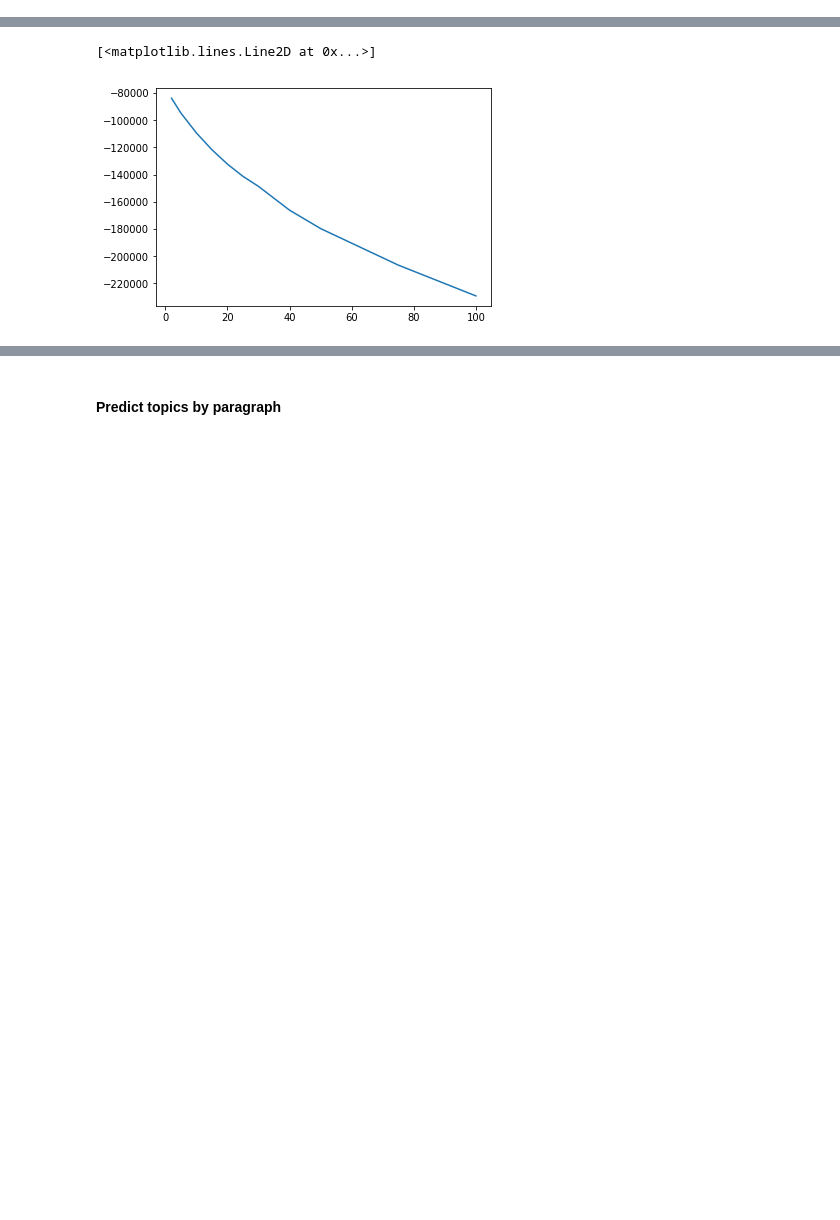
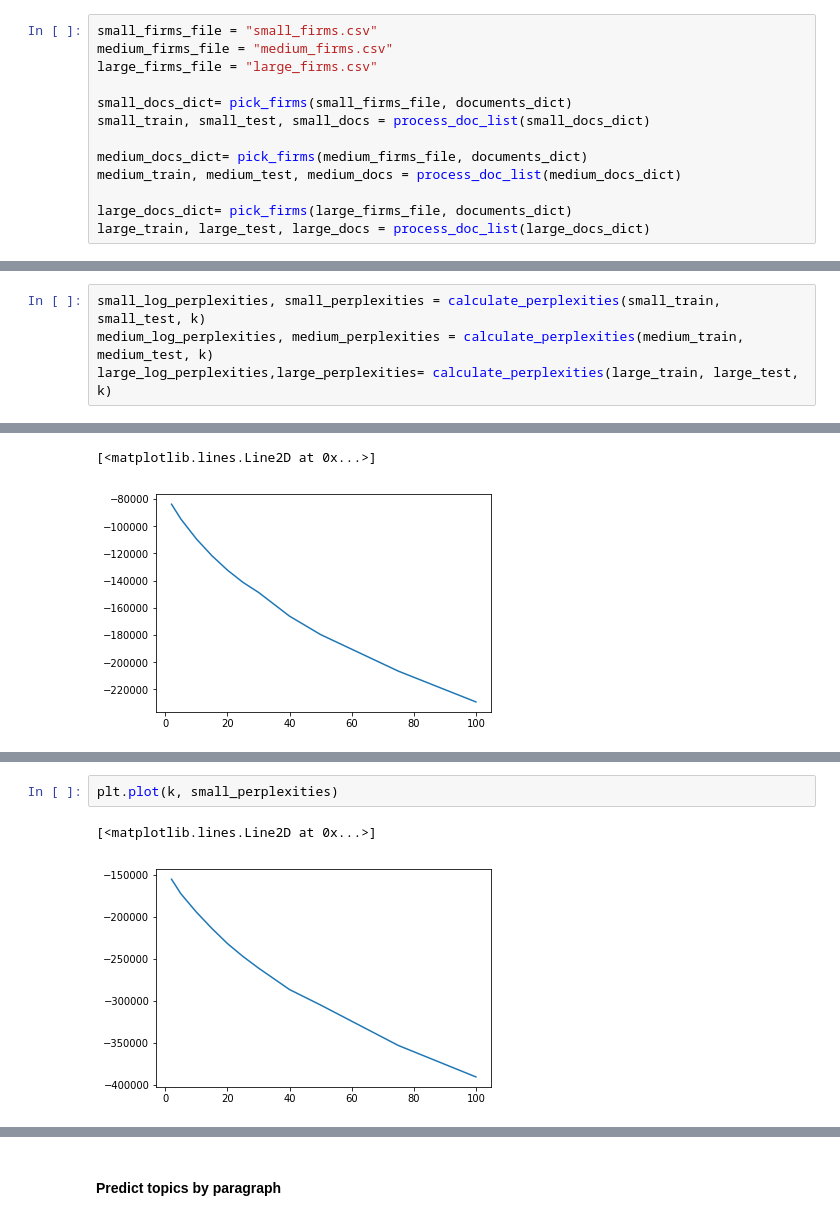
Before and after one commit to euphonic/EAGER, a Jupyter notebook: code/topics_markov/TopicModel and Markov-v2.ipynb, the cells around one changed output, grey strips where cells are left out. Saved outputs shown, nothing was run; the diff lists cells and outputs as text; blank space fills up the shorter version.

```diff
--- a/code/topics_markov/TopicModel and Markov-v2.ipynb
+++ b/code/topics_markov/TopicModel and Markov-v2.ipynb
@@ -187,3 +187,16 @@ nano_train, nano_test, nano_docs = process_doc_list(nano_docs_dict)
 Working on 401 documents
 Working on 305 documents
 Working on 650 documents
+# %%
+small_firms_file = "small_firms.csv"
+medium_firms_file = "medium_firms.csv"
+large_firms_file = "large_firms.csv"
+
+small_docs_dict= pick_firms(small_firms_file, documents_dict)
+small_train, small_test, small_docs = process_doc_list(small_docs_dict)
+
+medium_docs_dict= pick_firms(medium_firms_file, documents_dict)
+medium_train, medium_test, medium_docs = process_doc_list(medium_docs_dict)
+
+large_docs_dict= pick_firms(large_firms_file, documents_dict)
+large_train, large_test, large_docs = process_doc_list(large_docs_dict)
@@ -228,3 +244,7 @@ nano_log_perplexities,nano_perplexities= calculate_perplexities(nano_train, nano
+# %%
+small_log_perplexities, small_perplexities = calculate_perplexities(small_train, small_test, k)
+medium_log_perplexities, medium_perplexities = calculate_perplexities(medium_train, medium_test, k)
+large_log_perplexities,large_perplexities= calculate_perplexities(large_train, large_test, k)
 # %% [markdown]
 #### Perplexity Plots for each Website type
 # %%
@@ -250,0 +271,5 @@ plt.plot(k, nano_perplexities)
+# %%
+plt.plot(k, small_perplexities)
+# %% [output]
+[<matplotlib.lines.Line2D at 0x...>]
+[figure, added]
```
Also changed, not shown: parts of 9 cells of this notebook, 18 other files.
